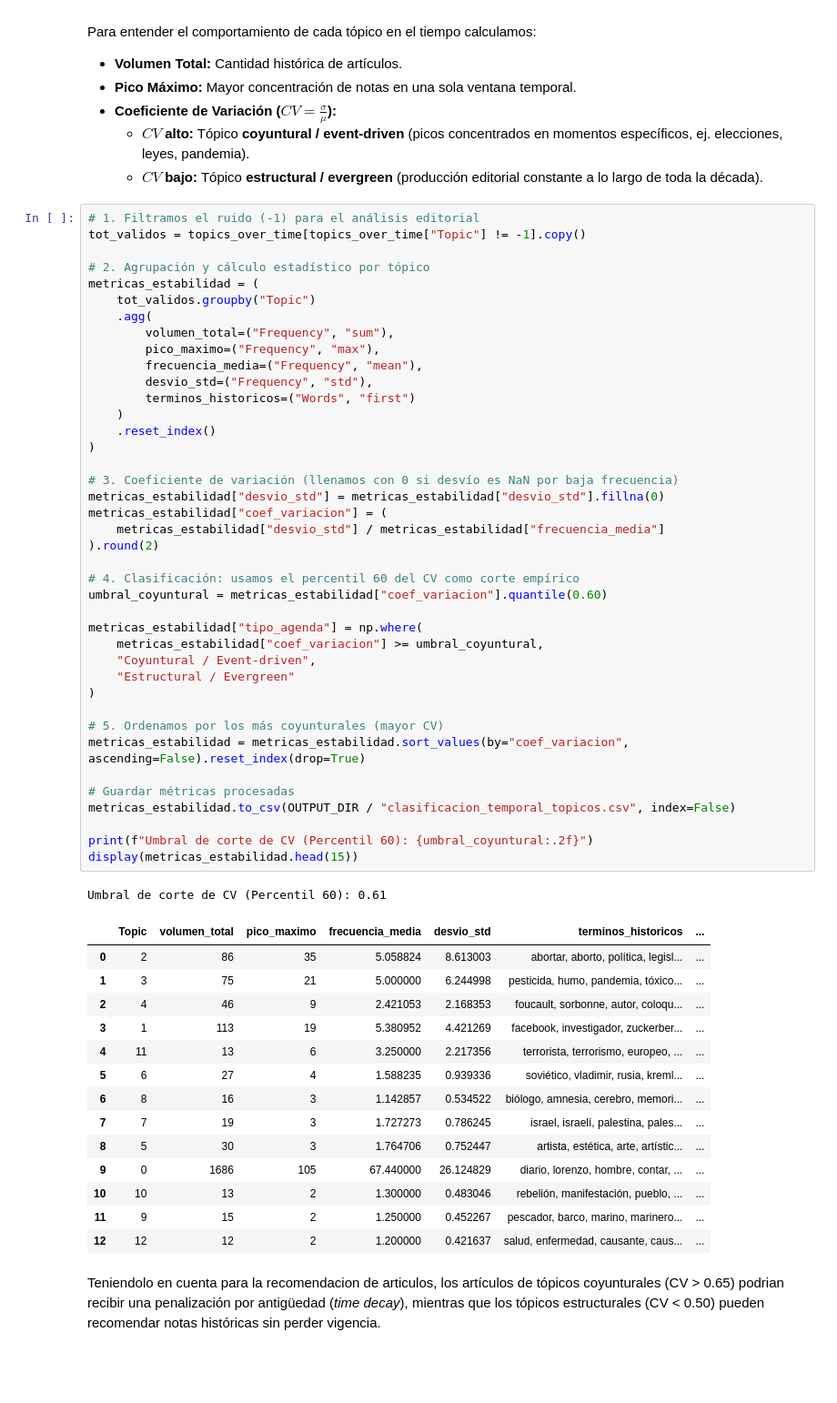
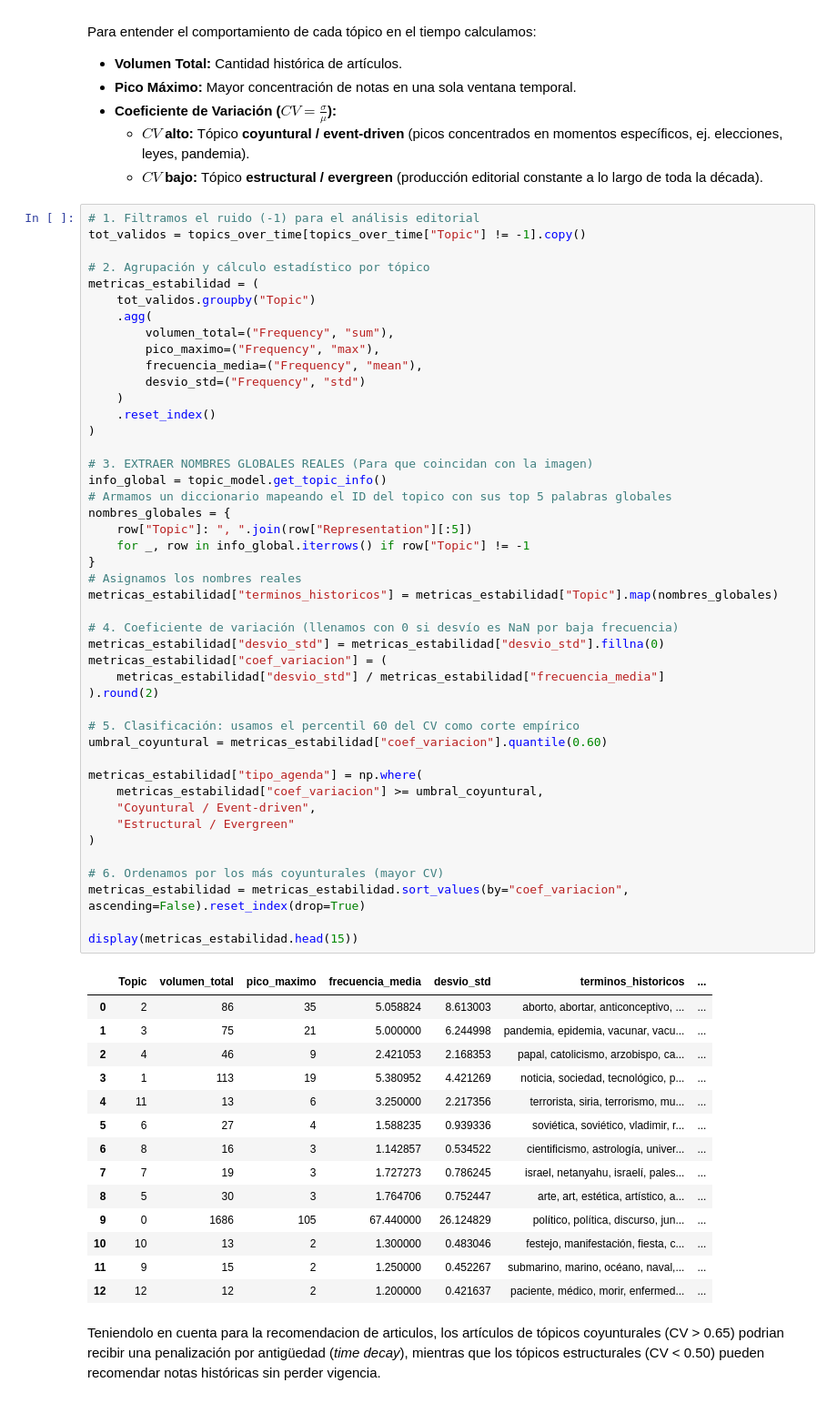
Before and after one commit to MauricioKreszczuk/anfibia-unsam, a Jupyter notebook: notebooks/08.bertopic_temporal.ipynb, the cells around one changed output. Shown at 91% size. Drawn from its saved outputs; the diff is of its cells as text; blank space fills up the shorter version.

Commit message:
bertopic temporal -fix error de las palabras del topico

```diff
--- a/notebooks/08.bertopic_temporal.ipynb
+++ b/notebooks/08.bertopic_temporal.ipynb
@@ -124,56 +124,60 @@ tot_validos = topics_over_time[topics_over_time["Topic"] != -1].copy()
 
 # 2. Agrupación y cálculo estadístico por tópico
 metricas_estabilidad = (
     tot_validos.groupby("Topic")
     .agg(
         volumen_total=("Frequency", "sum"),
         pico_maximo=("Frequency", "max"),
         frecuencia_media=("Frequency", "mean"),
-        desvio_std=("Frequency", "std"),
-        terminos_historicos=("Words", "first")
+        desvio_std=("Frequency", "std")
     )
     .reset_index()
 )
 
-# 3. Coeficiente de variación (llenamos con 0 si desvío es NaN por baja frecuencia)
+# 3. EXTRAER NOMBRES GLOBALES REALES (Para que coincidan con la imagen)
+info_global = topic_model.get_topic_info()
+# Armamos un diccionario mapeando el ID del topico con sus top 5 palabras globales
+nombres_globales = {
+    row["Topic"]: ", ".join(row["Representation"][:5])
+    for _, row in info_global.iterrows() if row["Topic"] != -1
+}
+# Asignamos los nombres reales
+metricas_estabilidad["terminos_historicos"] = metricas_estabilidad["Topic"].map(nombres_globales)
+
+# 4. Coeficiente de variación (llenamos con 0 si desvío es NaN por baja frecuencia)
 metricas_estabilidad["desvio_std"] = metricas_estabilidad["desvio_std"].fillna(0)
 metricas_estabilidad["coef_variacion"] = (
     metricas_estabilidad["desvio_std"] / metricas_estabilidad["frecuencia_media"]
 ).round(2)
 
-# 4. Clasificación: usamos el percentil 60 del CV como corte empírico
+# 5. Clasificación: usamos el percentil 60 del CV como corte empírico
 umbral_coyuntural = metricas_estabilidad["coef_variacion"].quantile(0.60)
 
 metricas_estabilidad["tipo_agenda"] = np.where(
     metricas_estabilidad["coef_variacion"] >= umbral_coyuntural,
     "Coyuntural / Event-driven",
     "Estructural / Evergreen"
 )
 
-# 5. Ordenamos por los más coyunturales (mayor CV)
+# 6. Ordenamos por los más coyunturales (mayor CV)
 metricas_estabilidad = metricas_estabilidad.sort_values(by="coef_variacion", ascending=False).reset_index(drop=True)
 
-# Guardar métricas procesadas
-metricas_estabilidad.to_csv(OUTPUT_DIR / "clasificacion_temporal_topicos.csv", index=False)
-
-print(f"Umbral de corte de CV (Percentil 60): {umbral_coyuntural:.2f}")
 display(metricas_estabilidad.head(15))
 # %% [output]
-Umbral de corte de CV (Percentil 60): 0.61
 |  | Topic | volumen_total | pico_maximo | frecuencia_media | desvio_std | terminos_historicos | ... |
-| 0 | 2 | 86 | 35 | 5.058824 | 8.613003 | abortar, aborto, política, legisl... | ... |
-| 1 | 3 | 75 | 21 | 5.000000 | 6.244998 | pesticida, humo, pandemia, tóxico... | ... |
-| 2 | 4 | 46 | 9 | 2.421053 | 2.168353 | foucault, sorbonne, autor, coloqu... | ... |
-| 3 | 1 | 113 | 19 | 5.380952 | 4.421269 | facebook, investigador, zuckerber... | ... |
-| 4 | 11 | 13 | 6 | 3.250000 | 2.217356 | terrorista, terrorismo, europeo, ... | ... |
-| 5 | 6 | 27 | 4 | 1.588235 | 0.939336 | soviético, vladimir, rusia, kreml... | ... |
-| 6 | 8 | 16 | 3 | 1.142857 | 0.534522 | biólogo, amnesia, cerebro, memori... | ... |
-| 7 | 7 | 19 | 3 | 1.727273 | 0.786245 | israel, israelí, palestina, pales... | ... |
-| 8 | 5 | 30 | 3 | 1.764706 | 0.752447 | artista, estética, arte, artístic... | ... |
-| 9 | 0 | 1686 | 105 | 67.440000 | 26.124829 | diario, lorenzo, hombre, contar, ... | ... |
-| 10 | 10 | 13 | 2 | 1.300000 | 0.483046 | rebelión, manifestación, pueblo, ... | ... |
-| 11 | 9 | 15 | 2 | 1.250000 | 0.452267 | pescador, barco, marino, marinero... | ... |
-| 12 | 12 | 12 | 2 | 1.200000 | 0.421637 | salud, enfermedad, causante, caus... | ... |
+| 0 | 2 | 86 | 35 | 5.058824 | 8.613003 | aborto, abortar, anticonceptivo, ... | ... |
+| 1 | 3 | 75 | 21 | 5.000000 | 6.244998 | pandemia, epidemia, vacunar, vacu... | ... |
+| 2 | 4 | 46 | 9 | 2.421053 | 2.168353 | papal, catolicismo, arzobispo, ca... | ... |
+| 3 | 1 | 113 | 19 | 5.380952 | 4.421269 | noticia, sociedad, tecnológico, p... | ... |
+| 4 | 11 | 13 | 6 | 3.250000 | 2.217356 | terrorista, siria, terrorismo, mu... | ... |
+| 5 | 6 | 27 | 4 | 1.588235 | 0.939336 | soviética, soviético, vladimir, r... | ... |
+| 6 | 8 | 16 | 3 | 1.142857 | 0.534522 | cientificismo, astrología, univer... | ... |
+| 7 | 7 | 19 | 3 | 1.727273 | 0.786245 | israel, netanyahu, israelí, pales... | ... |
+| 8 | 5 | 30 | 3 | 1.764706 | 0.752447 | arte, art, estética, artístico, a... | ... |
+| 9 | 0 | 1686 | 105 | 67.440000 | 26.124829 | político, política, discurso, jun... | ... |
+| 10 | 10 | 13 | 2 | 1.300000 | 0.483046 | festejo, manifestación, fiesta, c... | ... |
+| 11 | 9 | 15 | 2 | 1.250000 | 0.452267 | submarino, marino, océano, naval,... | ... |
+| 12 | 12 | 12 | 2 | 1.200000 | 0.421637 | paciente, médico, morir, enfermed... | ... |
 # %% [markdown]
 Teniendolo en cuenta para la recomendacion de articulos, los artículos de tópicos coyunturales (CV > 0.65) podrian recibir una penalización por antigüedad (*time decay*), mientras que los tópicos estructurales (CV < 0.50) pueden recomendar notas históricas sin perder vigencia.
 # %% [markdown]
```
Also changed, not shown: parts of 3 cells of this notebook.
